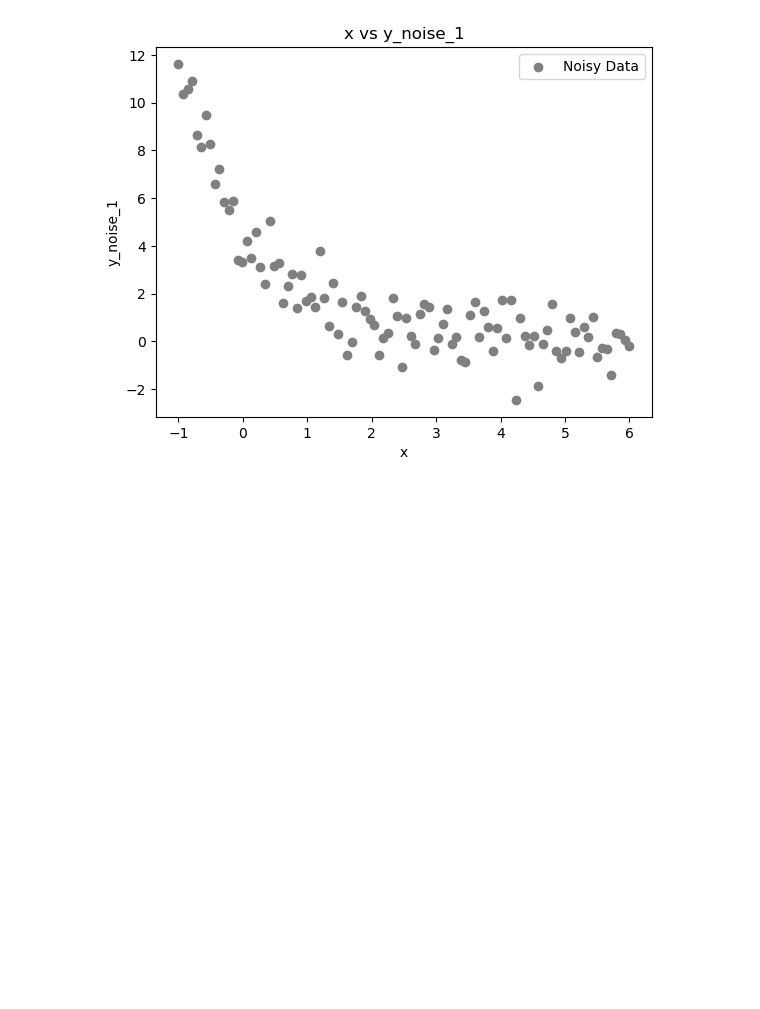
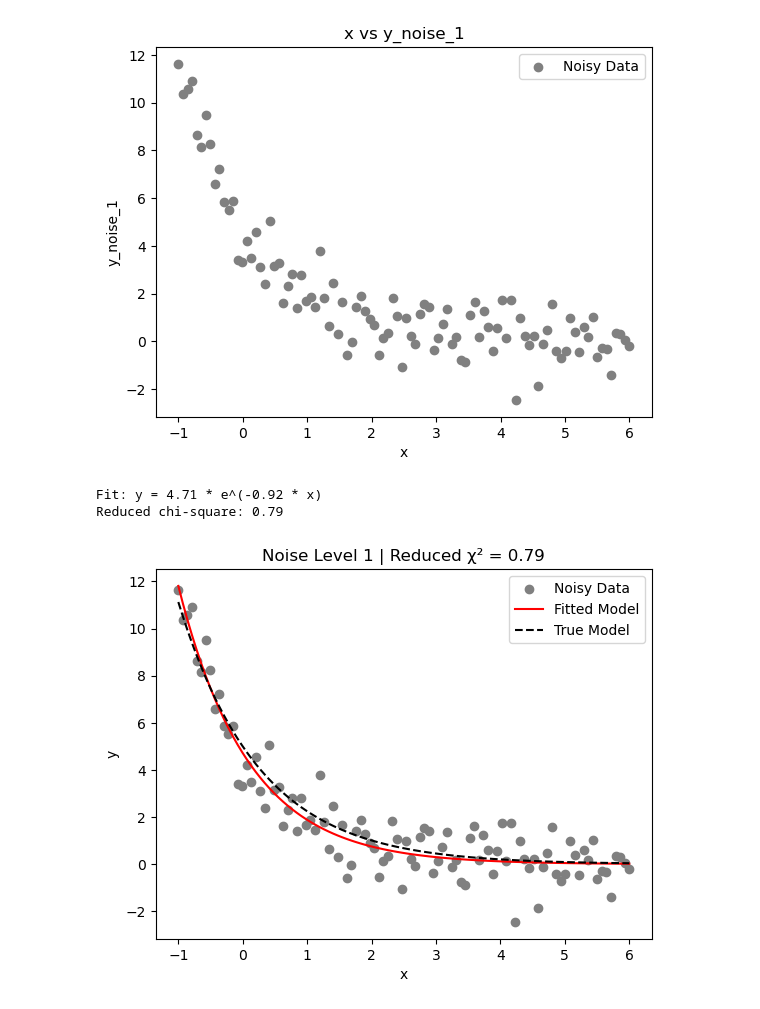
Before and after one commit to ojiugo-egeonu/Ojiugo, a Jupyter notebook: homework9/homework9.ipynb, the cells around one changed output. Saved outputs shown, nothing was run; the diff lists cells and outputs as text; code cells hidden in the pictures; blank space fills up the shorter version.

```diff
--- a/homework9/homework9.ipynb
+++ b/homework9/homework9.ipynb
@@ -57,3 +57,50 @@ plt.legend()
 plt.show()
 # %% [output]
 [figure]
+# %%
+def model(x, A, k):
+    return A * np.exp(-k * x)
+
+x = df["x"]
+y_noise_1 = df["y_noise_1"]
+
+from scipy.optimize import curve_fit
+
+p0 = [1, 1]  # initial guess
+
+popt, pcov = curve_fit(model, x, y_noise_1, p0=p0)
+
+A_fit, k_fit = popt
+
+print(f"Fit: y = {A_fit:.2f} * e^(-{k_fit:.2f} * x)")
+
+residuals = y_noise_1 - model(x, A_fit, k_fit)
+chi2 = np.sum(residuals**2)
+dof = len(x) - len(popt)  # n - p
+chi2_reduced = chi2 / dof
+
+print(f"Reduced chi-square: {chi2_reduced:.2f}")
+
+# smooth x for line
+x_fit = np.linspace(min(x), max(x), 100)
+
+# fitted model
+y_fit = model(x_fit, A_fit, k_fit)
+
+# true model (given in instructions)
+y_true = model(x_fit, 5, 0.8)
+
+plt.scatter(x, y_noise_1, color="gray", label="Noisy Data")
+plt.plot(x_fit, y_fit, color="red", label="Fitted Model")
+plt.plot(x_fit, y_true, linestyle="--", color="black", label="True Model")
+
+plt.xlabel("x")
+plt.ylabel("y")
+plt.title(f"Noise Level 1 | Reduced χ² = {chi2_reduced:.2f}")
+plt.legend()
+
+plt.show()
+# %% [output]
+Fit: y = 4.71 * e^(-0.92 * x)
+Reduced chi-square: 0.79
+[figure, added]
```
Also changed, not shown: parts of 2 cells of this notebook, 3 other files.
